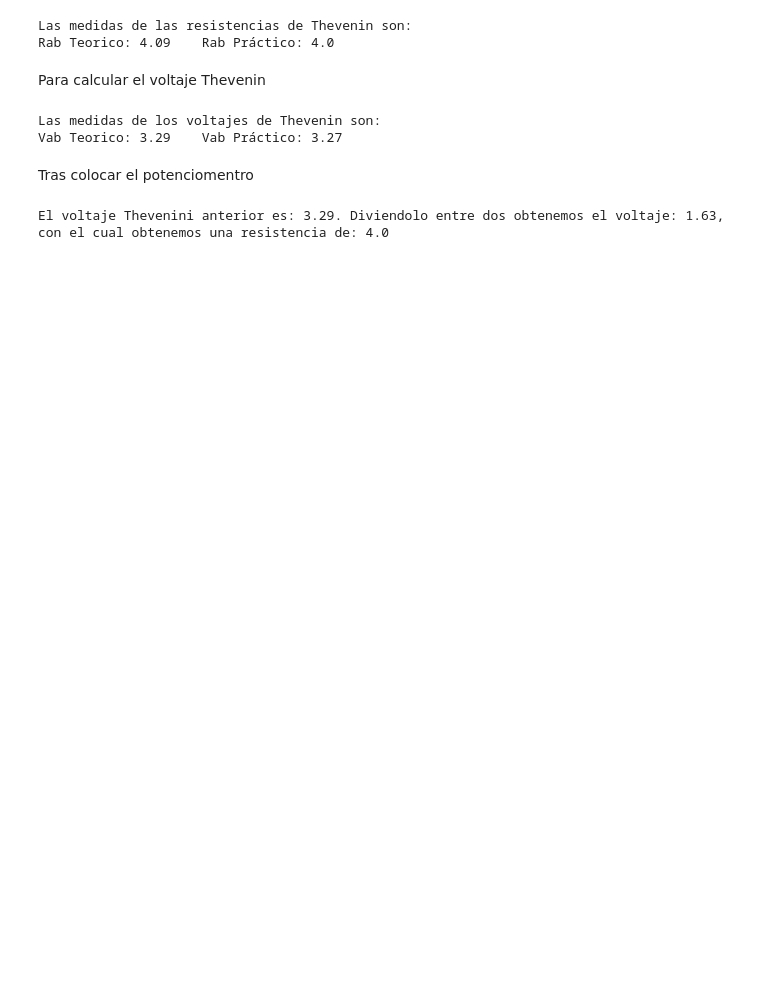
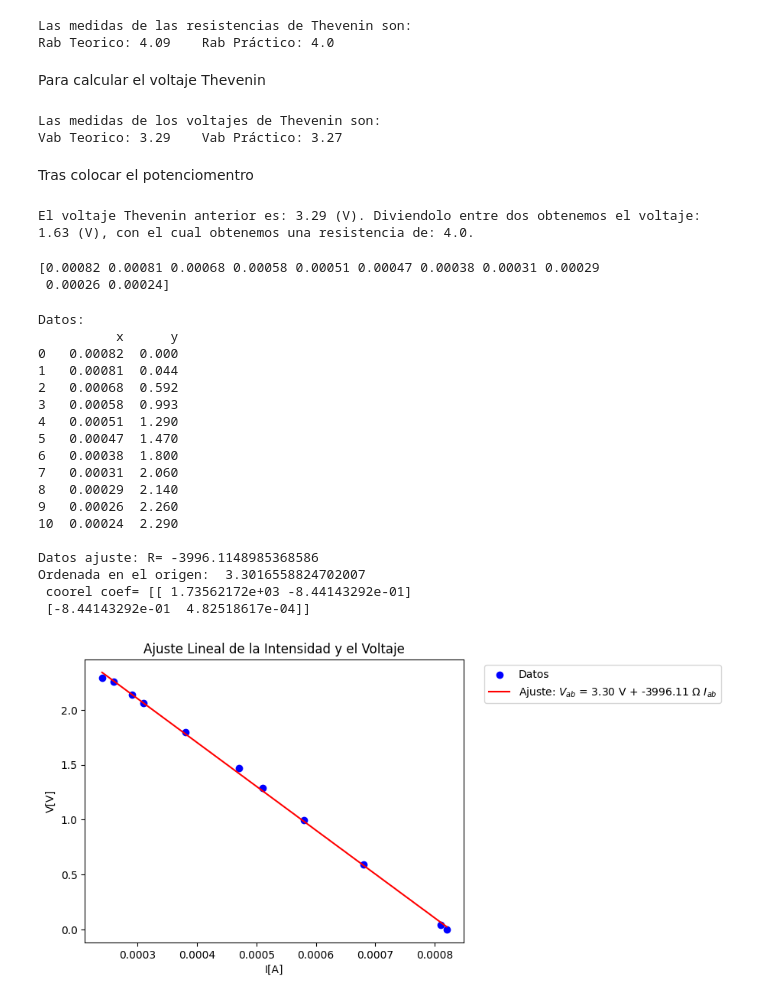
Before and after one commit to WetZap/Practicas-Circuitos, a Jupyter notebook: Practicas/Sesion 1/PrimeraSesion.ipynb, the cells around one changed output. Saved outputs shown, nothing was run; the diff lists cells and outputs as text; code cells hidden in the pictures; blank space fills up the shorter version.

```diff
--- a/Practicas/Sesion 1/PrimeraSesion.ipynb
+++ b/Practicas/Sesion 1/PrimeraSesion.ipynb
@@ -66,9 +66,9 @@ Voltaje1 = DatosTarea1['Vab'].tolist()
 Voltaje2 = DatosTarea2['Vab']
 Rpotenciometro = DatosTarea2['Rpotenciometro']
 
-print(f'El voltaje Thevenini anterior es: {Voltaje1[0]}. Diviendolo entre dos obtenemos el voltaje: {Voltaje2[0]}, con el cual obtenemos una resistencia de: {Rpotenciometro[0]}')
+print(fr'El voltaje Thevenin anterior es: {Voltaje1[0]} (V). Diviendolo entre dos obtenemos el voltaje: {Voltaje2[0]} (V), con el cual obtenemos una resistencia de: {Rpotenciometro[0]}.')
 # %% [output]
-El voltaje Thevenini anterior es: 3.29. Diviendolo entre dos obtenemos el voltaje: 1.63, con el cual obtenemos una resistencia de: 4.0
+El voltaje Thevenin anterior es: 3.29 (V). Diviendolo entre dos obtenemos el voltaje: 1.63 (V), con el cual obtenemos una resistencia de: 4.0.
 # %%
 VoltajeThevenin = Voltaje2[0]
 DatosTarea3 = pd.read_excel(xlsx_name,sheet_name='Tarea3',usecols='A:B')
@@ -83,5 +83,52 @@ VoltajeTeo = Voltaje1[0]
 #Transformamos los vectores con numpy en arrays
 VoltajeAB = np.array(VoltajeAB)
 IntensidadAB = np.array(IntensidadAB)*1e-3
+print(IntensidadAB)
+# %% [output]
+[0.00082 0.00081 0.00068 0.00058 0.00051 0.00047 0.00038 0.00031 0.00029
+ 0.00026 0.00024]
+# %%
+#Ponemos los datos en una tabla.
+data = {'x': IntensidadAB,
+        'y': VoltajeAB}
+df = pd.DataFrame(data)
+print(f'Datos:\n{df}\n')
+# Realizamos el ajuste lineal con np.polyfit
+print('Datos ajuste: ',end='')
+[slope, intercept], r = np.polyfit(IntensidadAB,VoltajeAB,deg=1,cov=True)
+print("R=", slope,"\nOrdenada en el origen: ", intercept,"\n coorel coef=",r)
+
+# Crear una función para la línea ajustada
+def ajuste_lineal(x):
+    return intercept + slope * x
+
+# Graficamos los datos y el ajuste lineal
+plt.scatter(IntensidadAB, VoltajeAB, label='Datos', color='blue')
+plt.plot(IntensidadAB, ajuste_lineal(IntensidadAB), color='red', label=fr'Ajuste: $V_{{ab}}$ = {intercept:.2f} V + {slope:.2f} $\Omega$ $I_{{ab}}$')
+plt.xlabel('I[A]')
+plt.ylabel('V[V]')
+plt.title('Ajuste Lineal de la Intensidad y el Voltaje')
+plt.legend(bbox_to_anchor=(1.04, 1), loc="upper left")
+plt.show()
+# %% [output]
+Datos:
+          x      y
+0   0.00082  0.000
+1   0.00081  0.044
+2   0.00068  0.592
+3   0.00058  0.993
+4   0.00051  1.290
+5   0.00047  1.470
+6   0.00038  1.800
+7   0.00031  2.060
+8   0.00029  2.140
+9   0.00026  2.260
+10  0.00024  2.290
+
+Datos ajuste: R= -3996.1148985368586
+Ordenada en el origen:  3.3016558824702007
+ coorel coef= [[ 1.73562172e+03 -8.44143292e-01]
+ [-8.44143292e-01  4.82518617e-04]]
+[figure, added]
 # %%
 [slope, intercept],r = np.polyfit(IntensidadAB,VoltajeAB, deg=1,cov=True)
```
Also changed, not shown: parts of 4 cells of this notebook.
